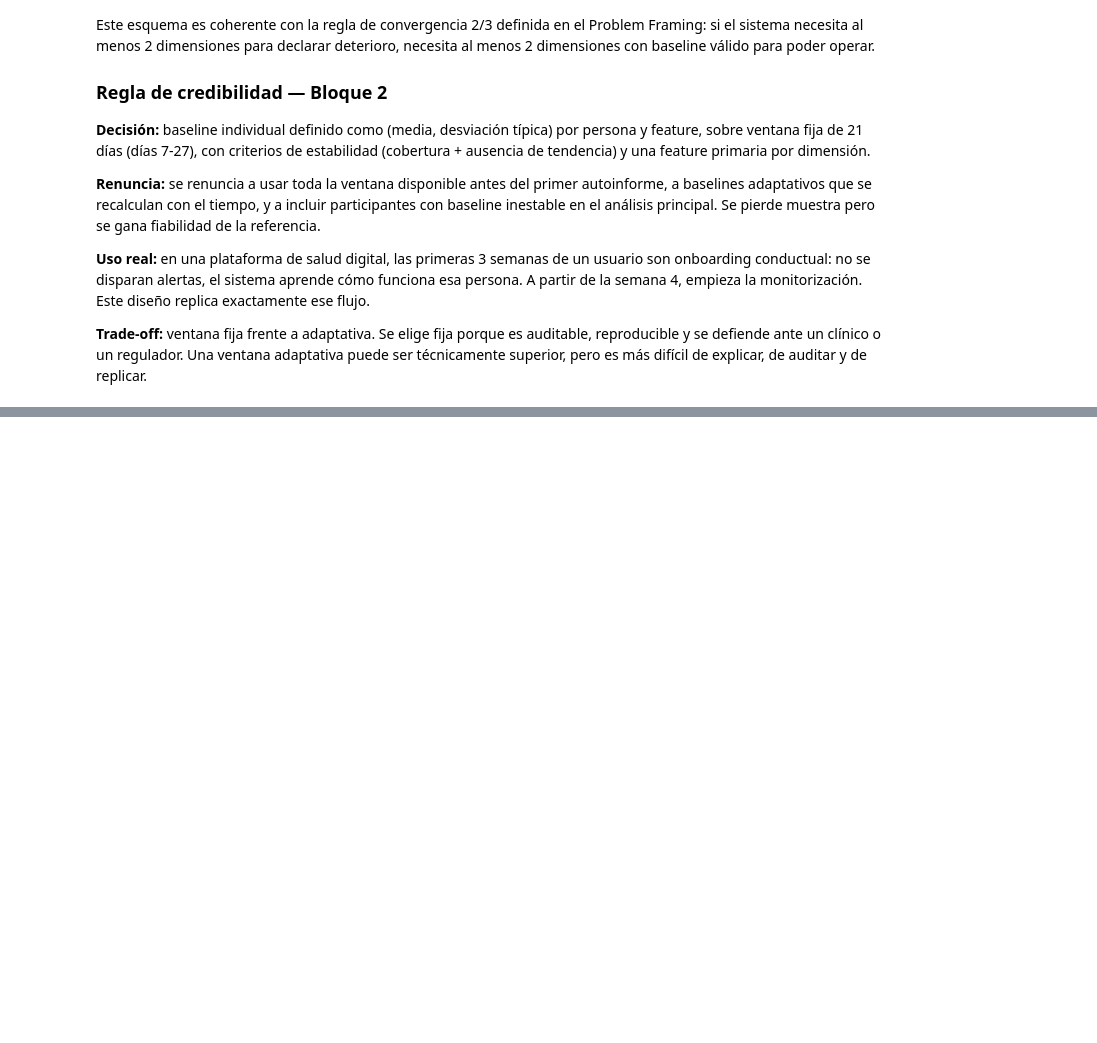
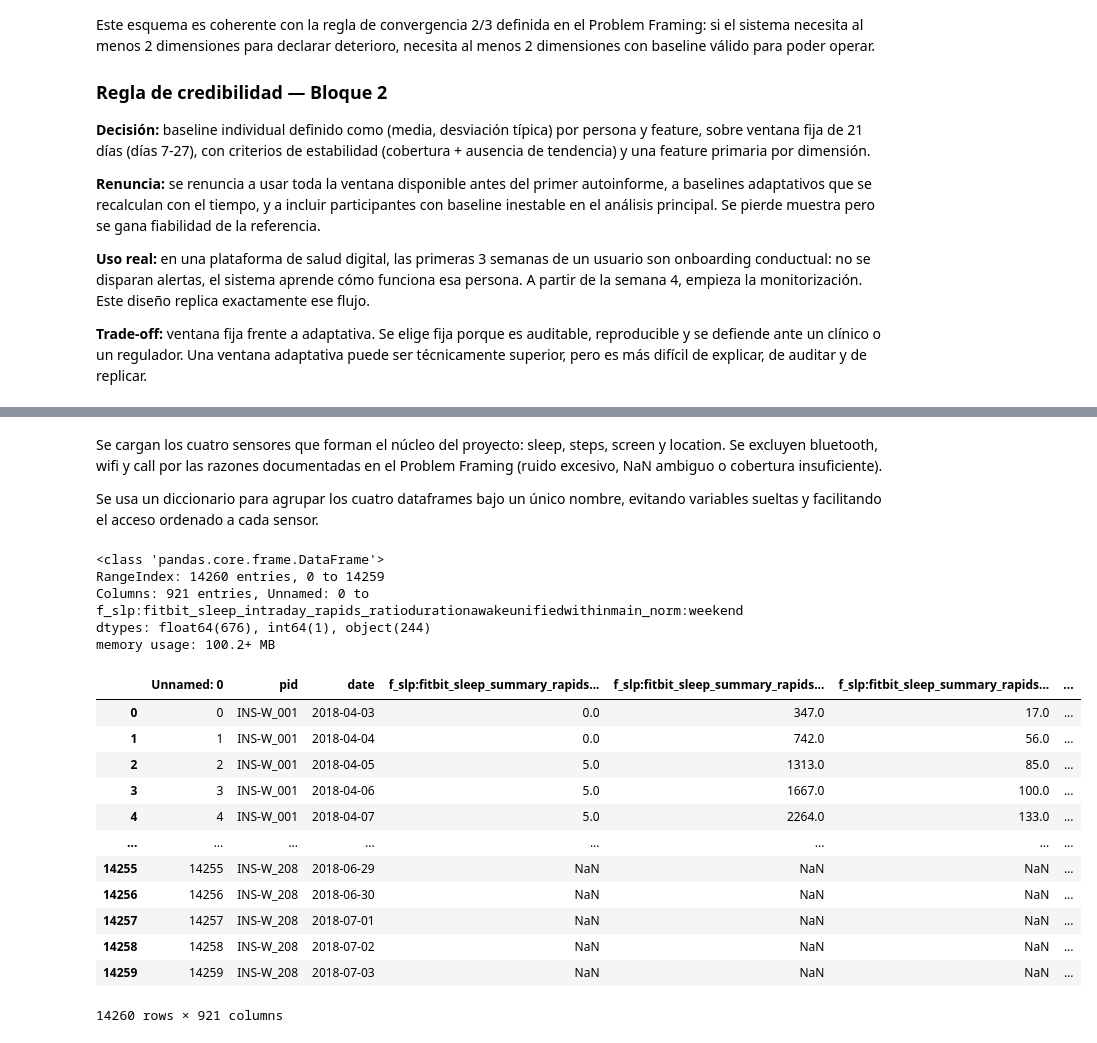
Before and after one commit to alejandrobarriel/globem, a Jupyter notebook: notebooks/globem.ipynb, the cells around one changed output, grey strips where cells are left out. Drawn from its saved outputs; the diff is of its cells as text; code cells hidden in the pictures; blank space fills up the shorter version.

```diff
--- a/notebooks/globem.ipynb
+++ b/notebooks/globem.ipynb
@@ -404,0 +416,36 @@ Este esquema es coherente con la regla de convergencia 2/3 definida en el Proble
+# %% [markdown]
+Se cargan los cuatro sensores que forman el núcleo del proyecto: sleep, steps, screen y location. Se excluyen bluetooth, wifi y call por las razones documentadas en el Problem Framing (ruido excesivo, NaN ambiguo o cobertura insuficiente).
+
+Se usa un diccionario para agrupar los cuatro dataframes bajo un único nombre, evitando variables sueltas y facilitando el acceso ordenado a cada sensor.
+# %%
+dfs = {
+    "df_sleep": pd.read_csv("../datasets/sleep.csv"),
+    "df_steps": pd.read_csv("../datasets/steps.csv"),
+    "df_screen": pd.read_csv("../datasets/screen.csv"),
+    "df_location": pd.read_csv("../datasets/location.csv")
+}
+# %%
+dfs["df_sleep"].info()
+# %% [output]
+<class 'pandas.core.frame.DataFrame'>
+RangeIndex: 14260 entries, 0 to 14259
+Columns: 921 entries, Unnamed: 0 to f_slp:fitbit_sleep_intraday_rapids_ratiodurationawakeunifiedwithinmain_norm:weekend
+dtypes: float64(676), int64(1), object(244)
+memory usage: 100.2+ MB
+# %%
+df_sleep = dfs["df_sleep"]
+df_sleep
+# %% [output]
+|  | Unnamed: 0 | pid | date | f_slp:fitbit_sleep_summary_rapids... | f_slp:fitbit_sleep_summary_rapids... | f_slp:fitbit_sleep_summary_rapids... | ... |
+| 0 | 0 | INS-W_001 | 2018-04-03 | 0.0 | 347.0 | 17.0 | ... |
+| 1 | 1 | INS-W_001 | 2018-04-04 | 0.0 | 742.0 | 56.0 | ... |
+| 2 | 2 | INS-W_001 | 2018-04-05 | 5.0 | 1313.0 | 85.0 | ... |
+| 3 | 3 | INS-W_001 | 2018-04-06 | 5.0 | 1667.0 | 100.0 | ... |
+| 4 | 4 | INS-W_001 | 2018-04-07 | 5.0 | 2264.0 | 133.0 | ... |
+| ... | ... | ... | ... | ... | ... | ... | ... |
+| 14255 | 14255 | INS-W_208 | 2018-06-29 | NaN | NaN | NaN | ... |
+| 14256 | 14256 | INS-W_208 | 2018-06-30 | NaN | NaN | NaN | ... |
+| 14257 | 14257 | INS-W_208 | 2018-07-01 | NaN | NaN | NaN | ... |
+| 14258 | 14258 | INS-W_208 | 2018-07-02 | NaN | NaN | NaN | ... |
+| 14259 | 14259 | INS-W_208 | 2018-07-03 | NaN | NaN | NaN | ... |
+14260 rows × 921 columns
```
Also changed, not shown: parts of 8 cells of this notebook.
